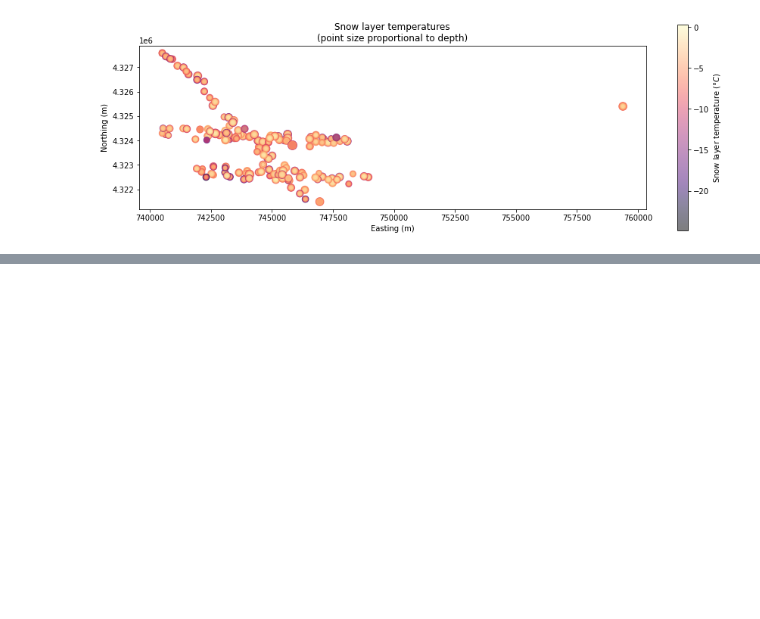
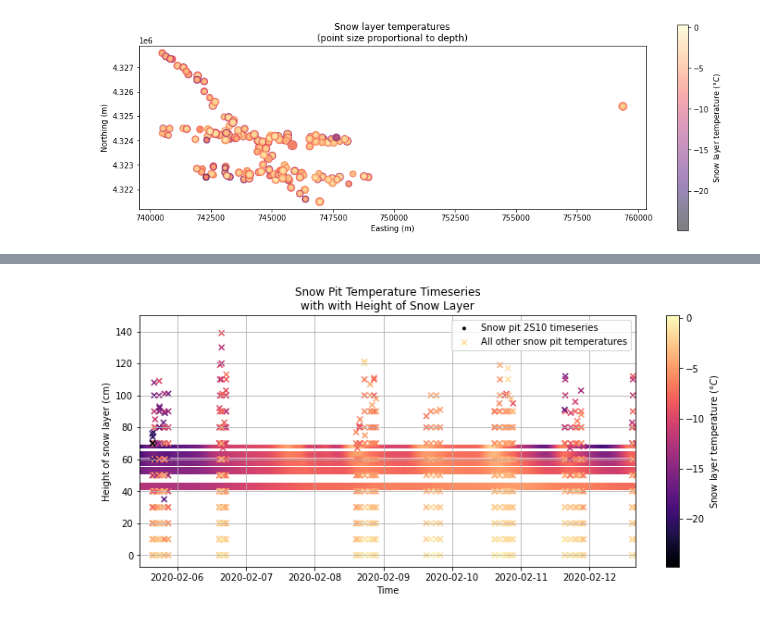
Before and after one commit to snowex-hackweek/hot-pow, a Jupyter notebook: contributors/Steven_Pestana/snowpit_temp_to_netcdf.ipynb, the cells around one changed output, grey strips where cells are left out. Saved outputs shown, nothing was run; the diff lists cells and outputs as text; code cells hidden in the pictures; blank space fills up the shorter version.

```diff
--- a/contributors/Steven_Pestana/snowpit_temp_to_netcdf.ipynb
+++ b/contributors/Steven_Pestana/snowpit_temp_to_netcdf.ipynb
@@ -128,0 +177,40 @@ Text(0.5, 1.0, 'Snow layer temperatures\n(point size proportional to depth)')
+# %%
+plt.figure(figsize=(12,5))
+
+# plot radiometer average temperature
+plt.scatter(x=df.index, y=np.ones_like(df.temp1_avg)*(73-5), c=df.temp1_avg, cmap='magma', marker='.', vmin=-20, vmax=0, label='Snow pit 2S10 timeseries')
+plt.scatter(x=df.index, y=np.ones_like(df.temp2_avg)*(73-10), c=df.temp2_avg, cmap='magma', vmin=-20, vmax=0)
+plt.scatter(x=df.index, y=np.ones_like(df.temp3_avg)*(73-15), c=df.temp3_avg, cmap='magma', vmin=-20, vmax=0)
+plt.scatter(x=df.index, y=np.ones_like(df.temp4_avg)*(73-20), c=df.temp4_avg, cmap='magma', vmin=-20, vmax=0)
+plt.scatter(x=df.index, y=np.ones_like(df.temp5_avg)*(73-30), c=df.temp5_avg, cmap='magma', vmin=-20, vmax=0)
+
+# Plot asll other snowpit temperatures over time
+plt.scatter(x=ds.time, y=ds.depth, c=ds.temperature, cmap='magma', marker='x', label='All other snow pit temperatures')
+#ds.temperature.plot(linestyle='none', marker='.', markersize=1, c='k', label='Snow Pit Temperatures')
+
+
+plt.colorbar(label='Snow layer temperature ($\degree C$)')
+
+
+
+# set axes limits
+#plt.ylim((-35,5))
+plt.xlim((pd.Timestamp(2020,2,5,11,0),pd.Timestamp(2020,2,12,16,0)))
+
+# add a legend to the plot
+plt.legend()
+
+# set axes labels
+plt.xlabel('Time')
+plt.ylabel('Height of snow layer (cm)')
+
+# add grid lines to the plot
+plt.grid('on')
+
+# set the plot title
+plt.title('Snow Pit Temperature Timeseries\nwith with Height of Snow Layer');
+
+# save figure
+plt.savefig('snow_pit_temp_timeseries_by_depth.jpg')
+# %% [output]
+[figure, added]
```
Also changed, not shown: parts of 5 cells of this notebook.
